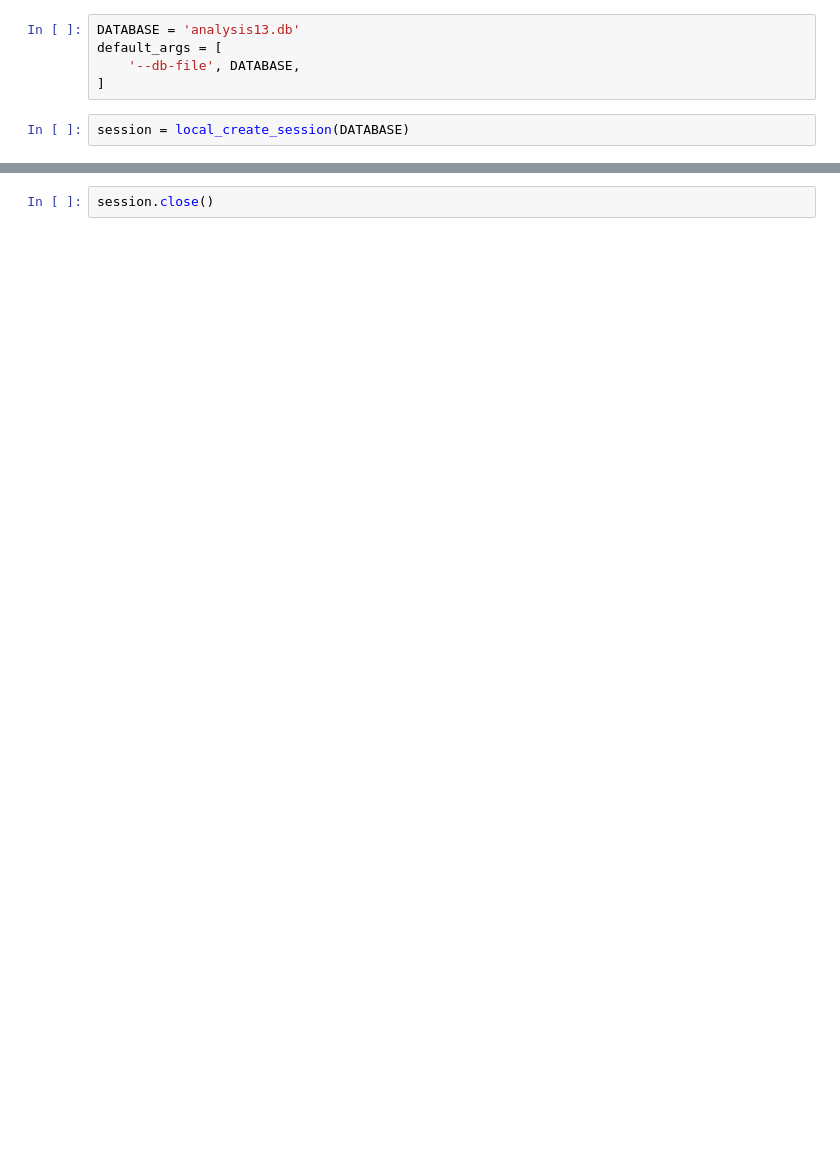
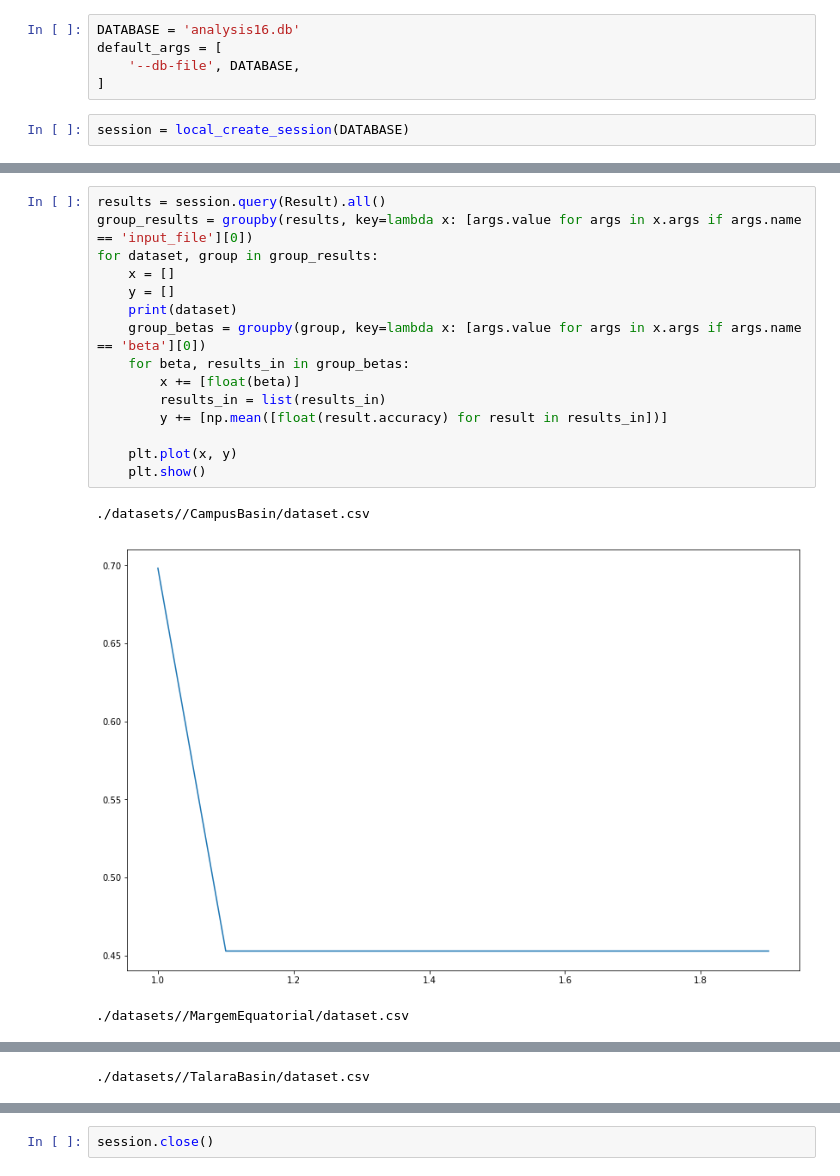
Before and after one commit to fcicc/Lucas_Master, a Jupyter notebook: visualize_results.ipynb, the cells around one changed output, grey strips where cells are left out. Cells and saved outputs as stored; diff of their text form; blank space fills up the shorter version.

```diff
--- a/visualize_results.ipynb
+++ b/visualize_results.ipynb
@@ -16,7 +18,7 @@ def std_show_results(args):
     sns.heatmap(main(args+['--confusion-matrix']), annot=True, fmt='.0f')
     main(args+['--plot-correlation'])
 # %%
-DATABASE = 'analysis13.db'
+DATABASE = 'analysis16.db'
 default_args = [
     '--db-file', DATABASE,
 ]
@@ -151,0 +48,19 @@ beta: 1.3
+# %%
+results = session.query(Result).all()
+group_results = groupby(results, key=lambda x: [args.value for args in x.args if args.name == 'input_file'][0])
+for dataset, group in group_results:
+    x = []
+    y = []
+    print(dataset)
+    group_betas = groupby(group, key=lambda x: [args.value for args in x.args if args.name == 'beta'][0])
+    for beta, results_in in group_betas:
+        x += [float(beta)]
+        results_in = list(results_in)
+        y += [np.mean([float(result.accuracy) for result in results_in])]
+
+    plt.plot(x, y)
+    plt.show()
+# %% [output]
+./datasets//CampusBasin/dataset.csv
+[figure, added]
+./datasets//MargemEquatorial/dataset.csv
@@ -151,0 +68 @@ beta: 1.3
+./datasets//TalaraBasin/dataset.csv
```
Also changed, not shown: parts of 3 cells of this notebook, 7 other files.
